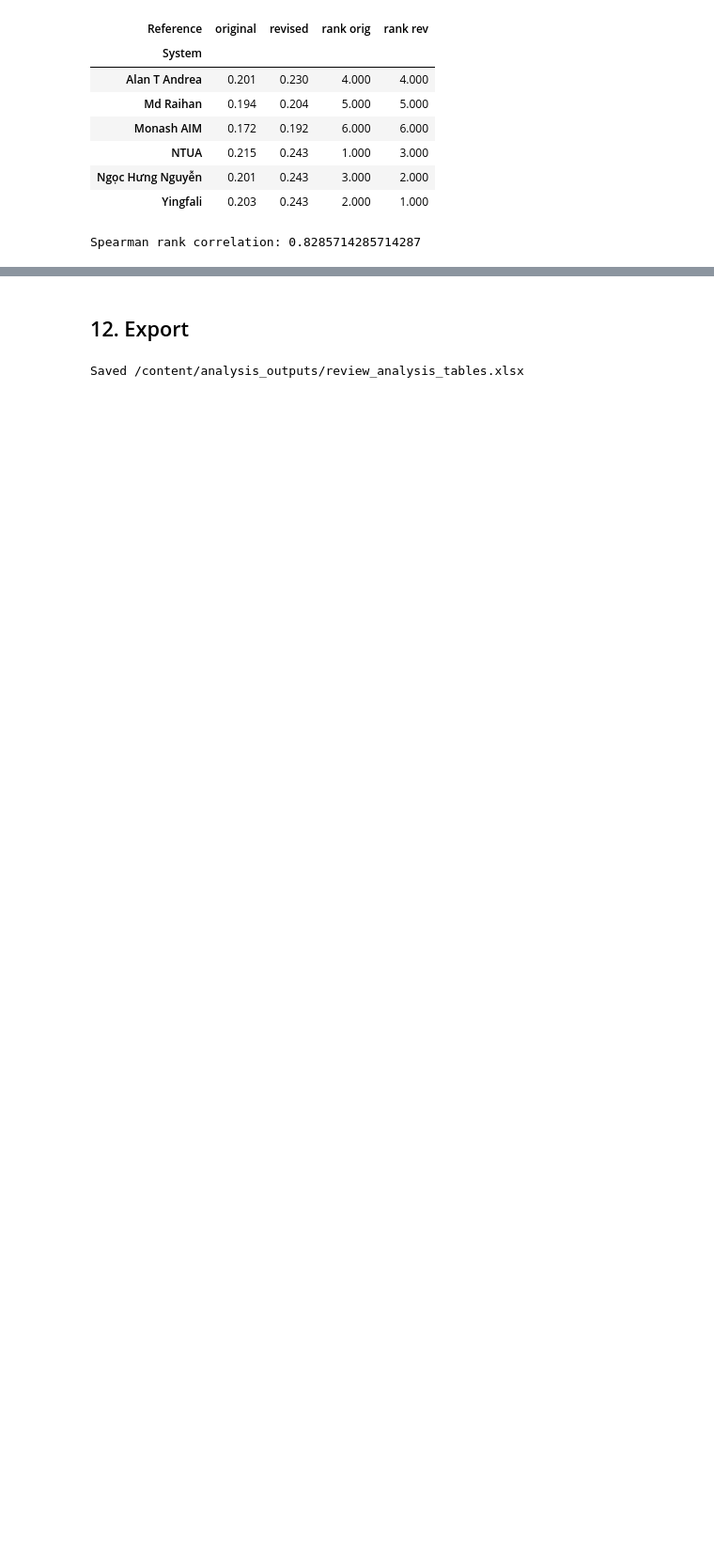
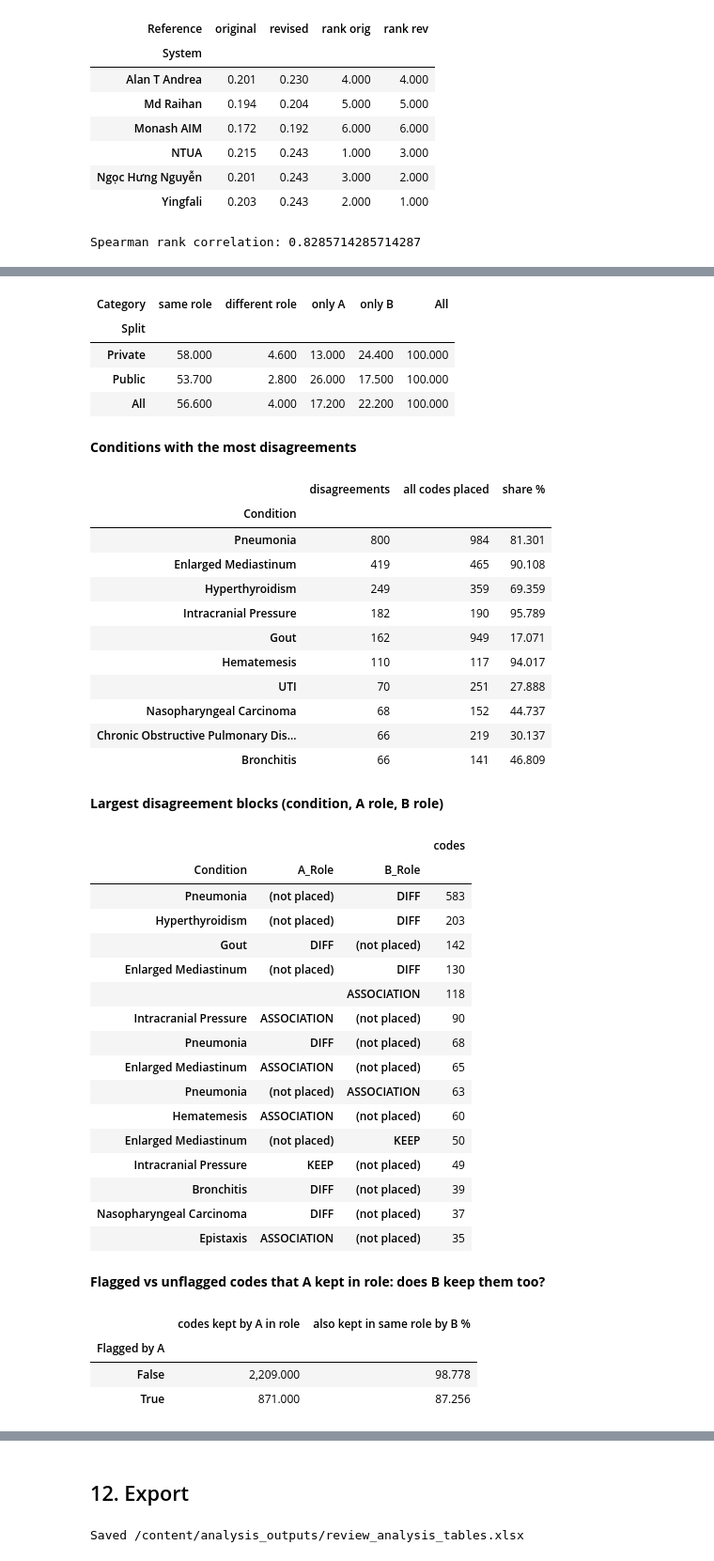
Before and after one commit to csisc/CohortX, a Jupyter notebook: CohortX_Task_3_Dataset_Evaluation.ipynb, the cells around one changed output, grey strips where cells are left out. Shown at 94% size. Saved outputs shown, nothing was run; the diff lists cells and outputs as text; code cells hidden in the pictures; blank space fills up the shorter version.

```diff
--- a/CohortX_Task_3_Dataset_Evaluation.ipynb
+++ b/CohortX_Task_3_Dataset_Evaluation.ipynb
@@ -916,0 +1269,29 @@ Spearman vs "all codes" (revised reference, private): {'flagged codes ignored':
+# %%
+pairs = []
+for c in CONDS:
+    ra = {x: k for k in ROLES for x in R[(c, k)]}; rb = {x: k for k in ROLES for x in B[(c, k)]}
+    for x in set(ra) | set(rb):
+        a, b = ra.get(x), rb.get(x)
+        cat = 'same role' if a == b else 'different role' if a and b else 'only A' if a else 'only B'
+        pairs.append((c, SPLIT[c], x, a, b, cat))
+pairs = pd.DataFrame(pairs, columns=['Condition', 'Split', 'Code', 'A_Role', 'B_Role', 'Category'])
+display(Markdown('**All codes placed by at least one reviewer, by agreement category**'))
+tab = pd.crosstab(pairs.Split, pairs.Category, margins=True)[['same role', 'different role', 'only A', 'only B', 'All']]
+display(tab); display((tab.div(tab['All'], axis=0)*100).round(1))
+
+dis = pairs[pairs.Category != 'same role']
+display(Markdown('**Conditions with the most disagreements**'))
+cd = dis.groupby('Condition').size().sort_values(ascending=False).rename('disagreements').to_frame()
+cd['all codes placed'] = pairs.groupby('Condition').size(); cd['share %'] = cd.disagreements/cd['all codes placed']*100
+display(cd.head(10))
+display(Markdown('**Largest disagreement blocks (condition, A role, B role)**'))
+display(dis.fillna({'A_Role': '(not placed)', 'B_Role': '(not placed)'}).groupby(['Condition', 'A_Role', 'B_Role']).size().sort_values(ascending=False).head(15).rename('codes').to_frame())
+
+# Do the codes Altammami flagged as debatable attract more disagreement?
+fl_keys = set(zip(chg[chg.Flagged & (chg.Status == 'unchanged')].Condition, chg[chg.Flagged & (chg.Status == 'unchanged')].Code))
+un = stA[stA.Status == 'unchanged'].merge(stB[['Condition', 'Code', 'Status']], on=['Condition', 'Code'], suffixes=('_A', '_B'))
+un['Flagged by A'] = [(c, x) in fl_keys for c, x in zip(un.Condition, un.Code)]
+fl_tab = un.groupby('Flagged by A').apply(lambda g: pd.Series({'codes kept by A in role': len(g),
+                                                                  'also kept in same role by B %': (g.Status_B == 'unchanged').mean()*100}), include_groups=False)
+display(Markdown('**Flagged vs unflagged codes that A kept in role: does B keep them too?**')); display(fl_tab)
+# %% [output]
@@ -916,0 +1304,41 @@ Spearman vs "all codes" (revised reference, private): {'flagged codes ignored':
+| Category | same role | different role | only A | only B | All |
+| Split |  |  |  |  |  |
+| Private | 58.000 | 4.600 | 13.000 | 24.400 | 100.000 |
+| Public | 53.700 | 2.800 | 26.000 | 17.500 | 100.000 |
+| All | 56.600 | 4.000 | 17.200 | 22.200 | 100.000 |
+**Conditions with the most disagreements**
+|  | disagreements | all codes placed | share % |
+| Condition |  |  |  |
+| Pneumonia | 800 | 984 | 81.301 |
+| Enlarged Mediastinum | 419 | 465 | 90.108 |
+| Hyperthyroidism | 249 | 359 | 69.359 |
+| Intracranial Pressure | 182 | 190 | 95.789 |
+| Gout | 162 | 949 | 17.071 |
+| Hematemesis | 110 | 117 | 94.017 |
+| UTI | 70 | 251 | 27.888 |
+| Nasopharyngeal Carcinoma | 68 | 152 | 44.737 |
+| Chronic Obstructive Pulmonary Dis... | 66 | 219 | 30.137 |
+| Bronchitis | 66 | 141 | 46.809 |
+**Largest disagreement blocks (condition, A role, B role)**
+|  |  |  | codes |
+| Condition | A_Role | B_Role |  |
+| Pneumonia | (not placed) | DIFF | 583 |
+| Hyperthyroidism | (not placed) | DIFF | 203 |
+| Gout | DIFF | (not placed) | 142 |
+| Enlarged Mediastinum | (not placed) | DIFF | 130 |
+|  |  | ASSOCIATION | 118 |
+| Intracranial Pressure | ASSOCIATION | (not placed) | 90 |
+| Pneumonia | DIFF | (not placed) | 68 |
+| Enlarged Mediastinum | ASSOCIATION | (not placed) | 65 |
+| Pneumonia | (not placed) | ASSOCIATION | 63 |
+| Hematemesis | ASSOCIATION | (not placed) | 60 |
+| Enlarged Mediastinum | (not placed) | KEEP | 50 |
+| Intracranial Pressure | KEEP | (not placed) | 49 |
+| Bronchitis | DIFF | (not placed) | 39 |
+| Nasopharyngeal Carcinoma | DIFF | (not placed) | 37 |
+| Epistaxis | ASSOCIATION | (not placed) | 35 |
+**Flagged vs unflagged codes that A kept in role: does B keep them too?**
+|  | codes kept by A in role | also kept in same role by B % |
+| Flagged by A |  |  |
+| False | 2,209.000 | 98.778 |
+| True | 871.000 | 87.256 |
```
Also changed, not shown: parts of 22 cells of this notebook.
